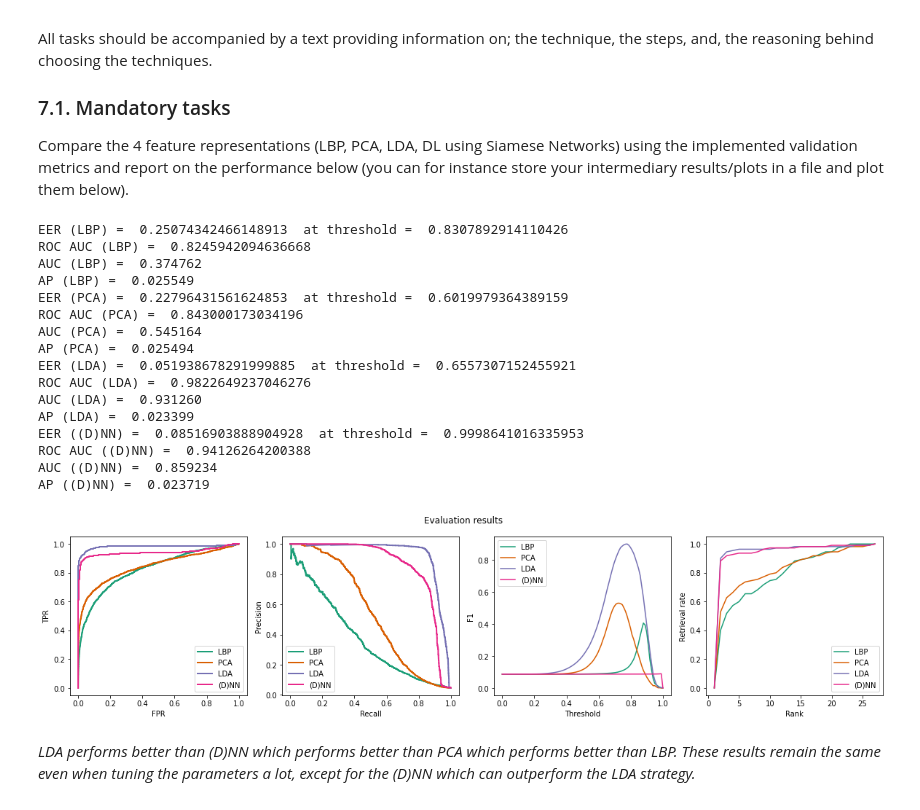
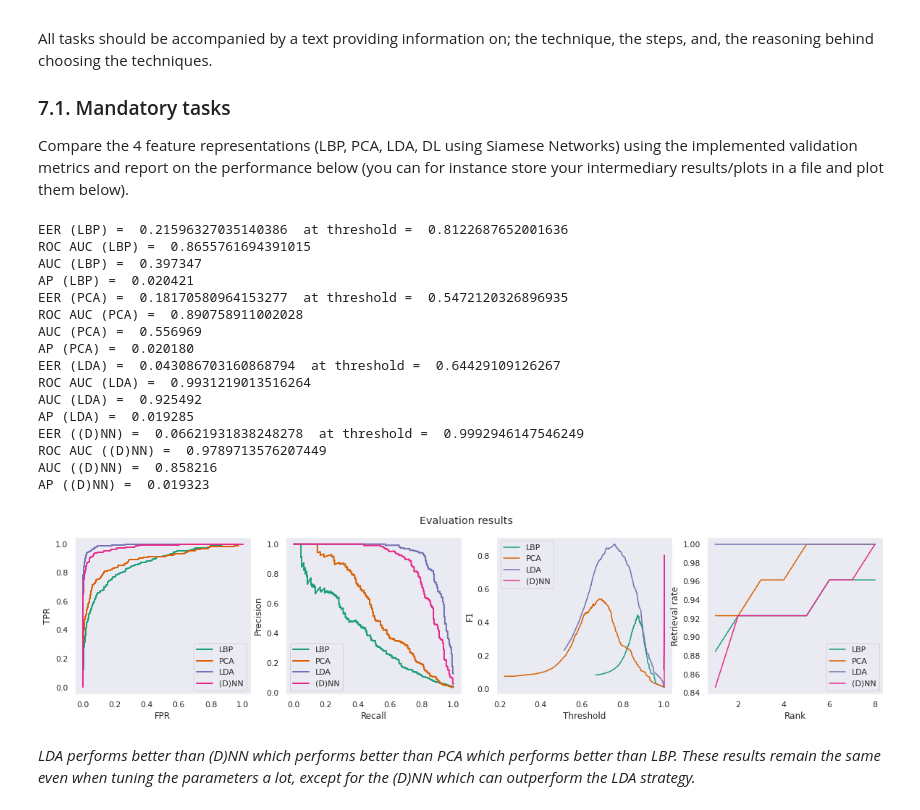
Before and after one commit to BrunoVandekerkhove/biometric-systems, a Jupyter notebook: face_recognition/facial_recognition.ipynb, the cells around one changed output. Cells and saved outputs as stored; diff of their text form; code cells hidden in the pictures.

```diff
--- a/face_recognition/facial_recognition.ipynb
+++ b/face_recognition/facial_recognition.ipynb
@@ -595,6 +660,9 @@ plt.show()
 #### Task 4: Calculate Equal Error Rate
 # %%
 from sklearn.metrics import roc_curve, roc_auc_score
+
+def min_sum(tpr, fpr, thresholds, alpha=0.1, beta=0.9):
+    return thresholds[np.argmax(alpha*tpr - beta*fpr)]
 
 center_plots()
 figure, axes = plt.subplots(ncols=len(strategies), nrows=2, figsize=(20,8))
@@ -613,6 +681,15 @@ for strategy in strategies:
   min_index = differences.index(min(differences))
   print('EER (' + strategy.name + ') = ', fpr[min_index], ' at threshold = ', thresholds[min_index])
   print('ROC AUC (' + strategy.name + ') = ', roc_auc_score(genuine_id, 1 - normalised))
+  # Minimum error sum
+  scores = 1 - normalised
+  imposters = scores[genuine_id < 1]
+  genuine = scores[genuine_id > 0]
+  sum_min_t = min_sum(tpr, fpr, thresholds)
+  print('Threshold where weighted sum FPR+FNR is minimal : % f' % sum_min_t)
+  print("FPR at this threshold = %f." % (len(imposters[imposters >= sum_min_t]) / float(len(imposters))))
+  print("FRR at this threshold = %f." % (len(genuine[genuine < sum_min_t]) / float(len(genuine))))
+  print('---')
   axes[1][i].scatter(thresholds[min_index], fpr[min_index], color=(0.1,0.4,0.2), zorder=3)
   axes[1][i].plot(thresholds, fpr, color=(0.4,0.2,0.8), label='FAR')
   axes[1][i].plot(thresholds, 1 - tpr, color=(0.75,0.3,0.2), label='FRR')
@@ -717,11 +805,12 @@ test_values = list(range(1,30)) # nearest neighbors parameter
 strategy = LDAStrategy(faces)
 strategy.fit()
 
-embeddings_train = strategy.describe(strategy.x_train)
+embeddings = strategy.describe(np.vstack((strategy.x_train, strategy.x_val)))
+targets = np.hstack((strategy.y_train,strategy.y_val))
 nn_scores = []
 for nb_neighbors in test_values:
   knn = KNeighborsClassifier(n_neighbors=nb_neighbors, metric='euclidean')
-  scores = cross_val_score(knn, embeddings_train, strategy.y_train, cv=2, scoring='f1_macro')
+  scores = cross_val_score(knn, embeddings, targets, cv=2, scoring='f1_macro')
   nn_scores.append(sum(scores) / len(scores))
 
 # Visualise
@@ -729,7 +818,7 @@ center_plots()
 figure, axes = plt.subplots(figsize=(16,6))
 figure.suptitle('Macro F1 score as a function of k (number of neighbors in kNN)')
 plt.plot(test_values, nn_scores)
-axes.set(ylabel='Macro F1 (possibly averaged across folds)')
+axes.set(ylabel='Macro F1')
 axes.set(xlabel='kNN number of neighbors (using embeddings generated by ' + strategy.name + ')')
 plt.show()
 # %% [output]
@@ -750,6 +839,7 @@ def evaluate(strategies, scores):
   @param scores The scores outputted by the models.
   """
   # prepare plots
+  center_plots()
   figure, axes = plt.subplots(ncols=4, figsize=(20,4))
   figure.suptitle('Evaluation results')
   axes[0].set(ylabel='TPR', xlabel='FPR')
@@ -761,54 +851,52 @@ def evaluate(strategies, scores):
   for (strategy, strategy_scores) in zip(strategies, scores):
     (genuine_id_test, _, normalised_test, matrix_test) = strategy_scores
     # ROC
     fpr, tpr, thresholds = roc_curve(genuine_id_test, 1 - normalised_test)
     axes[0].plot(fpr, tpr, color=colors[color_idx], lw=2, label=strategy.name)
     differences = [abs((1-x)-y) for (x,y) in zip(tpr, fpr)]
     min_index = differences.index(min(differences))
     print('EER (' + strategy.name + ') = ', fpr[min_index], ' at threshold = ', thresholds[min_index])
     print('ROC AUC (' + strategy.name + ') = ', roc_auc_score(genuine_id_test, 1 - normalised_test))
     # Precision-Recall
     precision, recall, _ = precision_recall_curve(genuine_id_test, 1 - normalised_test)
     axes[1].plot(recall, precision, color=colors[color_idx], lw=2, label=strategy.name)
     print('AUC (' + strategy.name + ') = % f' % auc(recall, precision))
     print('AP (' + strategy.name + ') = % f' % average_precision_score(genuine_id_test, normalised_test))
     # F1
     scores = 1 - normalised_test
-    thresholds = np.linspace(0.0, 1.0, 100).tolist()
+    thresholds = sorted(scores[genuine_id_test > 0]) #np.linspace(0.0, 1.0, 100).tolist()
     f1_scores = [f1_score(genuine_id_test, np.where(scores >= t, 1, 0)) for t in thresholds]
     axes[2].plot(thresholds, f1_scores, color=colors[color_idx], label=strategy.name)
     # CMC
-    probes = strategy.y_test.tolist()
-    gallery = strategy.y_train.tolist()
-    cmc = CMC(matrix_test, probes, gallery)
+    cmc = CMC(matrix_test)
     axes[3].plot(list(range(1, len(cmc) + 1)), cmc, color=colors[color_idx], label=strategy.name)
     # Next color
     color_idx = color_idx + 1
   axes[0].legend()
   axes[1].legend()
   axes[2].legend()
   axes[3].legend()
   plt.show()
 
 evaluate(strategies, [scores_test_dict[strategy.name] for strategy in strategies])
 # %% [output]
-EER (LBP) =  0.25074342466148913  at threshold =  0.8307892914110426
-ROC AUC (LBP) =  0.8245942094636668
-AUC (LBP) =  0.374762
-AP (LBP) =  0.025549
-EER (PCA) =  0.22796431561624853  at threshold =  0.6019979364389159
-ROC AUC (PCA) =  0.843000173034196
-AUC (PCA) =  0.545164
-AP (PCA) =  0.025494
-EER (LDA) =  0.051938678291999885  at threshold =  0.6557307152455921
-ROC AUC (LDA) =  0.9822649237046276
-AUC (LDA) =  0.931260
-AP (LDA) =  0.023399
-EER ((D)NN) =  0.08516903888904928  at threshold =  0.9998641016335953
-ROC AUC ((D)NN) =  0.94126264200388
-AUC ((D)NN) =  0.859234
-AP ((D)NN) =  0.023719
+EER (LBP) =  0.21596327035140386  at threshold =  0.8122687652001636
+ROC AUC (LBP) =  0.8655761694391015
+AUC (LBP) =  0.397347
+AP (LBP) =  0.020421
+EER (PCA) =  0.18170580964153277  at threshold =  0.5472120326896935
+ROC AUC (PCA) =  0.890758911002028
+AUC (PCA) =  0.556969
+AP (PCA) =  0.020180
+EER (LDA) =  0.043086703160868794  at threshold =  0.64429109126267
+ROC AUC (LDA) =  0.9931219013516264
+AUC (LDA) =  0.925492
+AP (LDA) =  0.019285
+EER ((D)NN) =  0.06621931838248278  at threshold =  0.9992946147546249
+ROC AUC ((D)NN) =  0.9789713576207449
+AUC ((D)NN) =  0.858216
+AP ((D)NN) =  0.019323
-[figure, old version]
+[figure, new version]
 # %% [markdown]
 *LDA performs better than (D)NN which performs better than PCA which performs better than LBP. These results remain the same even when tuning the parameters a lot, except for the (D)NN which can outperform the LDA strategy.*
 # %% [markdown]
```
Also changed, not shown: parts of 18 cells of this notebook.
